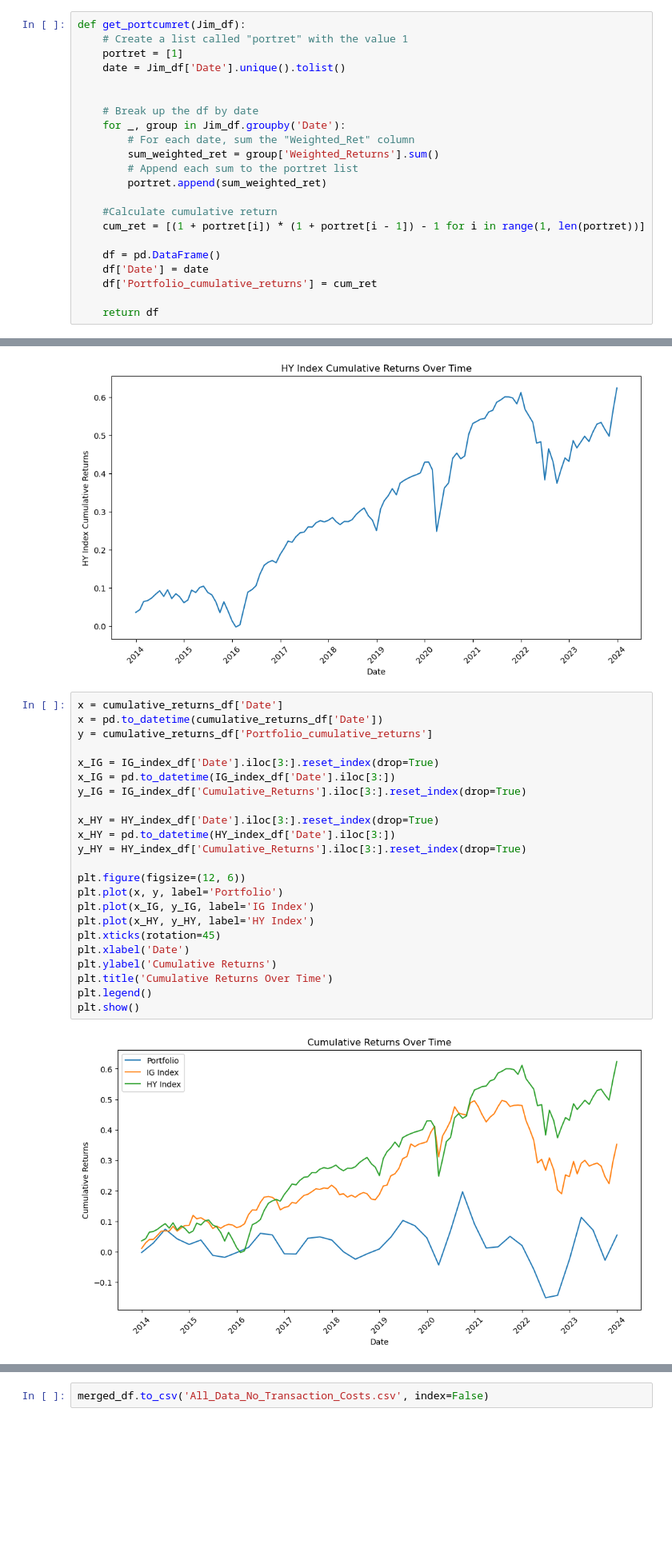
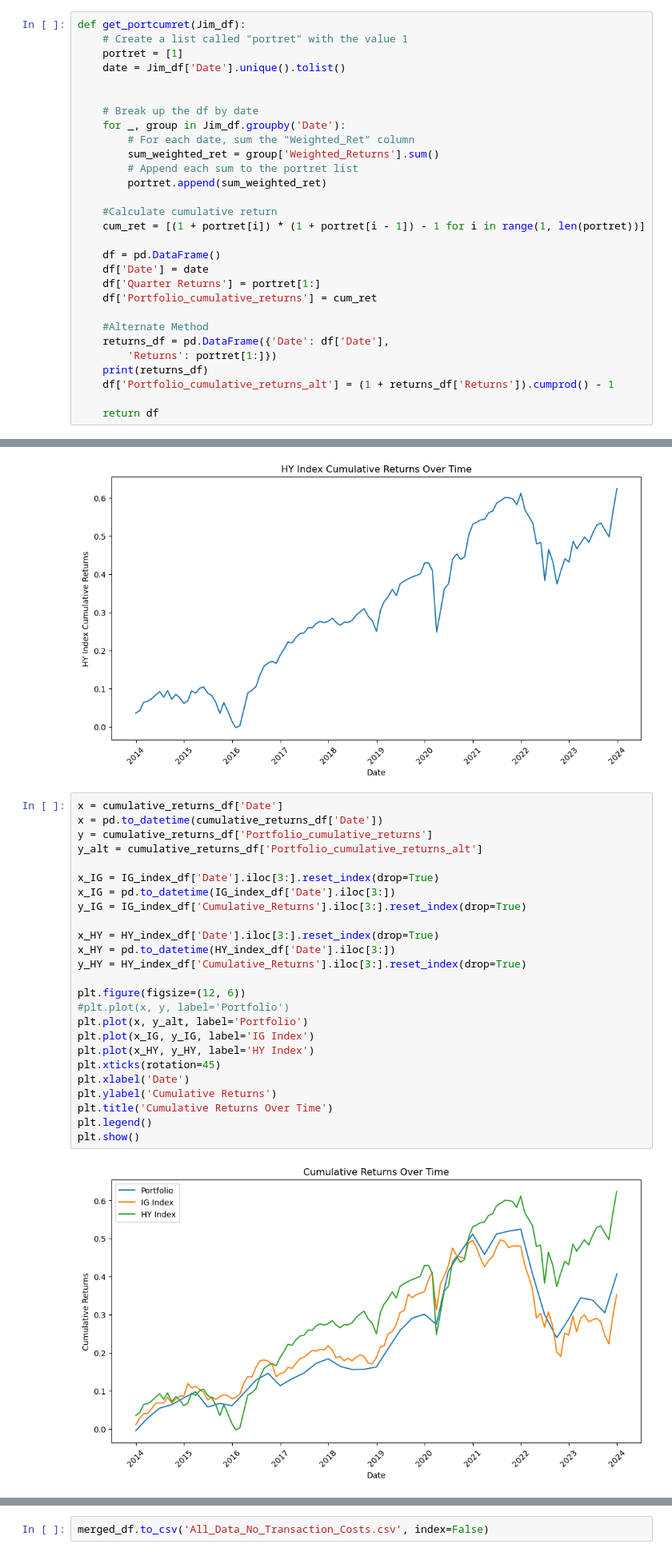
Before and after one commit to jimburrill/MF728-Final-Project, a Jupyter notebook: Backtest/Backtest Code.ipynb, the cells around one changed output, grey strips where cells are left out. Shown at 80% size. Drawn from its saved outputs; the diff is of its cells as text; blank space fills up the shorter version.

```diff
--- a/Backtest/Backtest Code.ipynb
+++ b/Backtest/Backtest Code.ipynb
@@ -125,7 +128,14 @@ def get_portcumret(Jim_df):
 
     df = pd.DataFrame()
     df['Date'] = date
+    df['Quarter Returns'] = portret[1:]
     df['Portfolio_cumulative_returns'] = cum_ret
 
+    #Alternate Method
+    returns_df = pd.DataFrame({'Date': df['Date'],
+        'Returns': portret[1:]})
+    print(returns_df)
+    df['Portfolio_cumulative_returns_alt'] = (1 + returns_df['Returns']).cumprod() - 1
+
     return df
 # %%
@@ -246,25 +313,27 @@ plt.show()
 # %%
 x = cumulative_returns_df['Date']
 x = pd.to_datetime(cumulative_returns_df['Date'])
 y = cumulative_returns_df['Portfolio_cumulative_returns']
+y_alt = cumulative_returns_df['Portfolio_cumulative_returns_alt']
 
 x_IG = IG_index_df['Date'].iloc[3:].reset_index(drop=True)
 x_IG = pd.to_datetime(IG_index_df['Date'].iloc[3:])
 y_IG = IG_index_df['Cumulative_Returns'].iloc[3:].reset_index(drop=True)
 
 x_HY = HY_index_df['Date'].iloc[3:].reset_index(drop=True)
 x_HY = pd.to_datetime(HY_index_df['Date'].iloc[3:])
 y_HY = HY_index_df['Cumulative_Returns'].iloc[3:].reset_index(drop=True)
 
 plt.figure(figsize=(12, 6))
-plt.plot(x, y, label='Portfolio')
+#plt.plot(x, y, label='Portfolio')
+plt.plot(x, y_alt, label='Portfolio')
 plt.plot(x_IG, y_IG, label='IG Index')
 plt.plot(x_HY, y_HY, label='HY Index')
 plt.xticks(rotation=45)
 plt.xlabel('Date')
 plt.ylabel('Cumulative Returns')
 plt.title('Cumulative Returns Over Time')
 plt.legend()
 plt.show()
 # %% [output]
-[figure, old version]
+[figure, new version]
```
Also changed, not shown: parts of 10 cells of this notebook.
